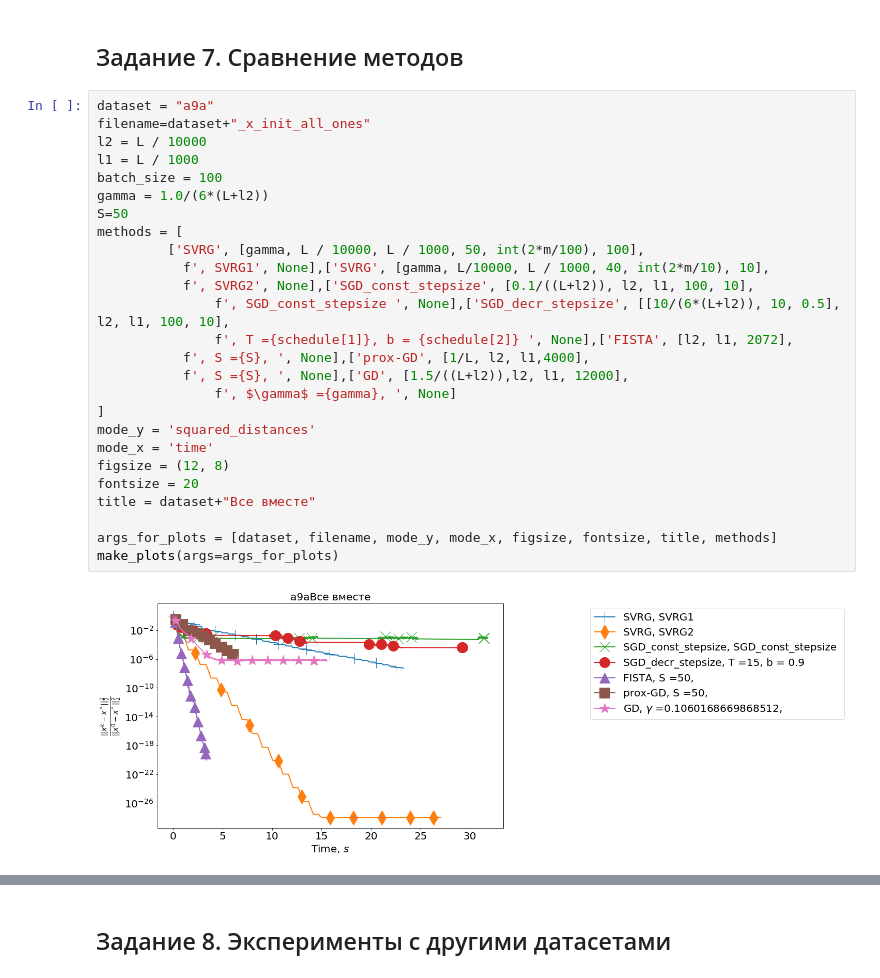
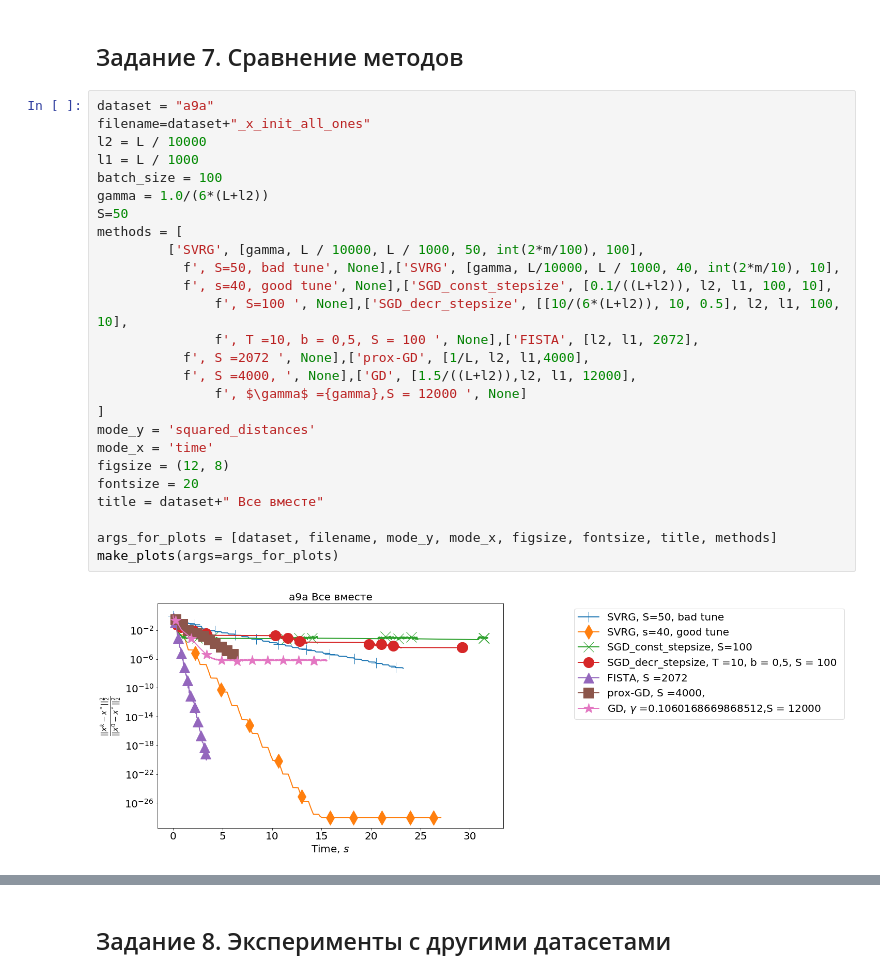
Before and after one commit to rogachevai/MADESpring2020_MOML, a Jupyter notebook: Practice/homework_5/hw5_made.ipynb, the cells around one changed output, grey strips where cells are left out. Drawn from its saved outputs; the diff is of its cells as text.

```diff
--- a/Practice/homework_5/hw5_made.ipynb
+++ b/Practice/homework_5/hw5_made.ipynb
@@ -1262,28 +1262,28 @@ for gam in [0.1,0.05,1.5,2.,2.3,2.5,2.8,3,3.1]:
 # %%
 dataset = "a9a"
 filename=dataset+"_x_init_all_ones"
 l2 = L / 10000
 l1 = L / 1000
 batch_size = 100
 gamma = 1.0/(6*(L+l2))
 S=50
 methods = [
          ['SVRG', [gamma, L / 10000, L / 1000, 50, int(2*m/100), 100],
-           f', SVRG1', None],['SVRG', [gamma, L/10000, L / 1000, 40, int(2*m/10), 10],
-           f', SVRG2', None],['SGD_const_stepsize', [0.1/((L+l2)), l2, l1, 100, 10],
-               f', SGD_const_stepsize ', None],['SGD_decr_stepsize', [[10/(6*(L+l2)), 10, 0.5], l2, l1, 100, 10],
-               f', T ={schedule[1]}, b = {schedule[2]} ', None],['FISTA', [l2, l1, 2072],
-           f', S ={S}, ', None],['prox-GD', [1/L, l2, l1,4000],
-           f', S ={S}, ', None],['GD', [1.5/((L+l2)),l2, l1, 12000],
-               f', $\gamma$ ={gamma}, ', None]
+           f', S=50, bad tune', None],['SVRG', [gamma, L/10000, L / 1000, 40, int(2*m/10), 10],
+           f', s=40, good tune', None],['SGD_const_stepsize', [0.1/((L+l2)), l2, l1, 100, 10],
+               f', S=100 ', None],['SGD_decr_stepsize', [[10/(6*(L+l2)), 10, 0.5], l2, l1, 100, 10],
+               f', T =10, b = 0,5, S = 100 ', None],['FISTA', [l2, l1, 2072],
+           f', S =2072 ', None],['prox-GD', [1/L, l2, l1,4000],
+           f', S =4000, ', None],['GD', [1.5/((L+l2)),l2, l1, 12000],
+               f', $\gamma$ ={gamma},S = 12000 ', None]
 ]
 mode_y = 'squared_distances'
 mode_x = 'time'
 figsize = (12, 8)
 fontsize = 20
-title = dataset+"Все вместе"
+title = dataset+" Все вместе"
 
 args_for_plots = [dataset, filename, mode_y, mode_x, figsize, fontsize, title, methods]
 make_plots(args=args_for_plots)
 # %% [output]
-[figure, old version]
+[figure, new version]
```
Also changed, not shown: parts of 2 cells of this notebook.
